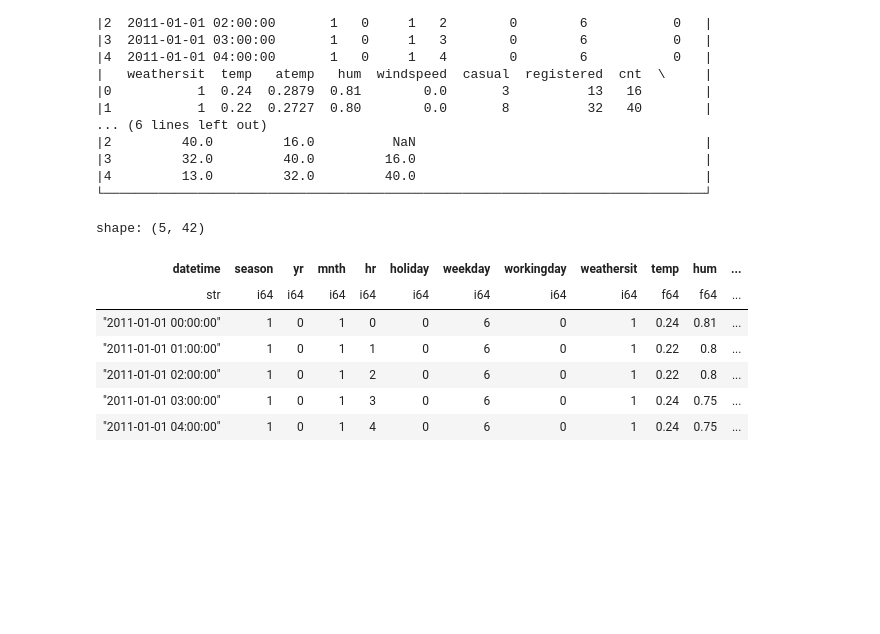
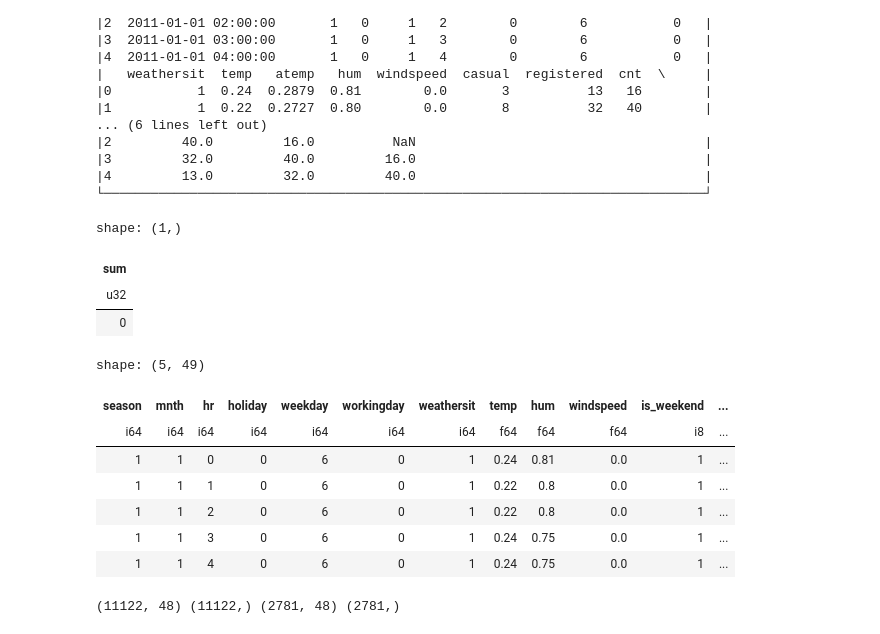
Before and after one commit to chineidu/Bike-Rental-Prediction, a Jupyter notebook: notebooks/00-lab.ipynb, the cells around one changed output. Drawn from its saved outputs; the diff is of its cells as text; code cells hidden in the pictures; blank space fills up the shorter version.

Commit message:
chore: Updated feature engineering code

```diff
--- a/notebooks/00-lab.ipynb
+++ b/notebooks/00-lab.ipynb
@@ -158,10 +148,11 @@ config: FeatureConfig = FeatureConfig(
         InteractionFeats(feature_1="cnt", feature_2="temp", operation="multiply"),
     ],
     rolling_windows=[
-        Windows(feature="cnt", window=[3, 7]),
-        Windows(feature="temp", window=[3, 7]),
+        Windows(feature="cnt", windows=[3, 7]),
+        Windows(feature="temp", windows=[3, 7]),
     ],
-    drop_feats=["atemp", "windspeed"],
+    drop_feats=["atemp", "windspeed", "cnt"],
+    target_col="cnt",
 )
 
 # # Lags
@@ -186,13 +177,9 @@ config: FeatureConfig = FeatureConfig(
 # %%
 feat_eng = FeatureEngineer(data, config)
 
-feat_eng.create_all_features().head()
+feat_eng.create_all_features().null_count().sum_horizontal()
 # %% [output]
-shape: (5, 42)
+shape: (1,)
-| datetime | season | yr | mnth | hr | holiday | weekday | workingday | weathersit | temp | hum | ... |
-| str | i64 | i64 | i64 | i64 | i64 | i64 | i64 | i64 | f64 | f64 | ... |
-| "2011-01-01 00:00:00" | 1 | 0 | 1 | 0 | 0 | 6 | 0 | 1 | 0.24 | 0.81 | ... |
-| "2011-01-01 01:00:00" | 1 | 0 | 1 | 1 | 0 | 6 | 0 | 1 | 0.22 | 0.8 | ... |
-| "2011-01-01 02:00:00" | 1 | 0 | 1 | 2 | 0 | 6 | 0 | 1 | 0.22 | 0.8 | ... |
-| "2011-01-01 03:00:00" | 1 | 0 | 1 | 3 | 0 | 6 | 0 | 1 | 0.24 | 0.75 | ... |
-| "2011-01-01 04:00:00" | 1 | 0 | 1 | 4 | 0 | 6 | 0 | 1 | 0.24 | 0.75 | ... |
+| sum |
+| u32 |
+| 0 |
@@ -198,0 +190,39 @@ shape: (5, 42)
+# %%
+config: FeatureConfig = FeatureConfig(
+    lags=[
+        Lags(feature="cnt", lags=[0, 1, 24]),
+        Lags(feature="hr", lags=[1, 24]),
+        Lags(feature="temp", lags=[1, 3]),
+        Lags(feature="hum", lags=[1, 3]),
+    ],
+    diffs=[
+        Lags(feature="cnt", lags=[1, 2]),
+        Lags(feature="hr", lags=[1, 24]),
+        Lags(feature="temp", lags=[1, 2, 24]),
+        Lags(feature="hum", lags=[1, 2]),
+    ],
+    interactions=[
+        InteractionFeats(feature_1="temp", feature_2="hum", operation="add"),
+        InteractionFeats(feature_1="hum", feature_2="hr", operation="add"),
+    ],
+    rolling_windows=[
+        Windows(feature="temp", windows=[3, 6]),
+        Windows(feature="hum", windows=[3, 6]),
+    ],
+    drop_feats=["yr", "atemp", "casual", "registered", "datetime", "cnt"],
+    target_col="cnt",
+)
+
+feat_eng = FeatureEngineer(data, config)
+
+prepr_data: pl.DataFrame = feat_eng.create_all_features()
+prepr_data.head()
+# %% [output]
+shape: (5, 49)
+| season | mnth | hr | holiday | weekday | workingday | weathersit | temp | hum | windspeed | is_weekend | ... |
+| i64 | i64 | i64 | i64 | i64 | i64 | i64 | f64 | f64 | f64 | i8 | ... |
+| 1 | 1 | 0 | 0 | 6 | 0 | 1 | 0.24 | 0.81 | 0.0 | 1 | ... |
+| 1 | 1 | 1 | 0 | 6 | 0 | 1 | 0.22 | 0.8 | 0.0 | 1 | ... |
+| 1 | 1 | 2 | 0 | 6 | 0 | 1 | 0.22 | 0.8 | 0.0 | 1 | ... |
+| 1 | 1 | 3 | 0 | 6 | 0 | 1 | 0.24 | 0.75 | 0.0 | 1 | ... |
+| 1 | 1 | 4 | 0 | 6 | 0 | 1 | 0.24 | 0.75 | 0.0 | 1 | ... |
@@ -198,0 +233,11 @@ shape: (5, 42)
+# %%
+train_df, test_df = split_temporal_data(prepr_data)
+x_train = train_df.drop("target").to_numpy()
+y_train = train_df["target"].to_numpy()
+
+x_test = test_df.drop("target").to_numpy()
+y_test = test_df["target"].to_numpy()
+
+print(x_train.shape, y_train.shape, x_test.shape, y_test.shape)
+# %% [output]
+(11122, 48) (11122,) (2781, 48) (2781,)
```
Also changed, not shown: parts of 5 cells of this notebook, 1 other file.
